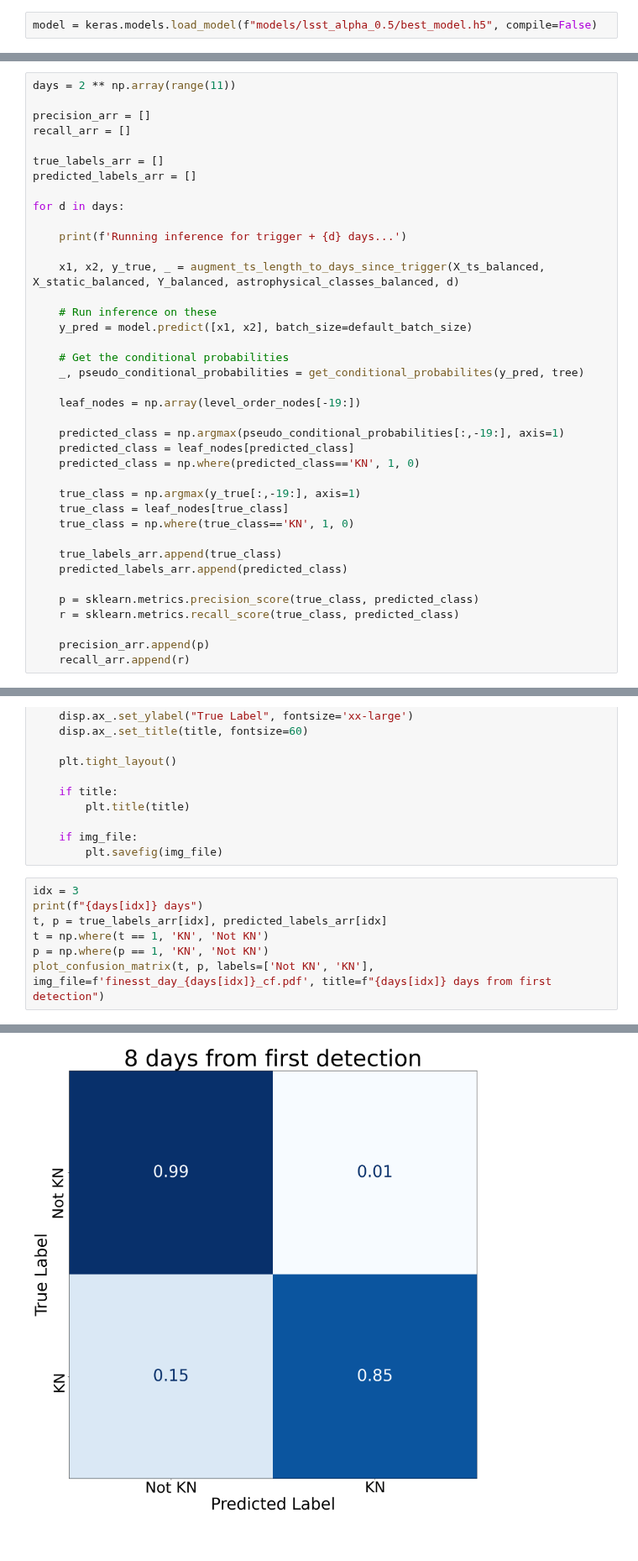
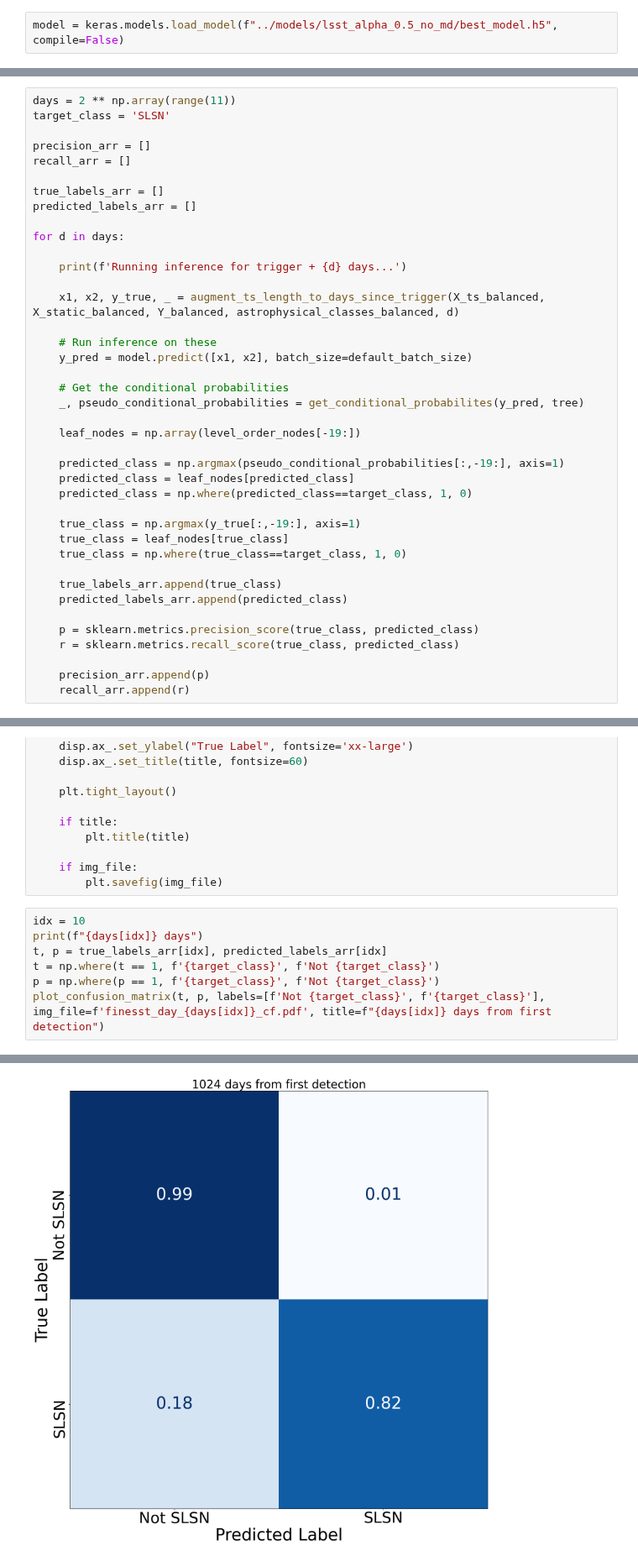
Before and after one commit to uiucsn/Astro-ORACLE, a Jupyter notebook: notebooks/Finesst_plots.ipynb, the cells around one changed output, grey strips where cells are left out. Shown at 84% size. Drawn from its saved outputs; the diff is of its cells as text.

```diff
--- a/notebooks/Finesst_plots.ipynb
+++ b/notebooks/Finesst_plots.ipynb
@@ -81,12 +79,13 @@ cm = plt.get_cmap('gist_rainbow')
 NUM_COLORS = 20
 color_arr=[cm(1.*i/NUM_COLORS) for i in range(NUM_COLORS)]
 # %%
-model = keras.models.load_model(f"models/lsst_alpha_0.5/best_model.h5", compile=False)
+model = keras.models.load_model(f"../models/lsst_alpha_0.5_no_md/best_model.h5", compile=False)
 # %%
 tree = get_taxonomy_tree()
 level_order_nodes = list(nx.bfs_tree(tree, source=source_node_label).nodes())
 # %%
 days = 2 ** np.array(range(11))
+target_class = 'SLSN'
 
 precision_arr = []
 recall_arr = []
@@ -110,11 +109,11 @@ for d in days:
 
     predicted_class = np.argmax(pseudo_conditional_probabilities[:,-19:], axis=1)
     predicted_class = leaf_nodes[predicted_class]
-    predicted_class = np.where(predicted_class=='KN', 1, 0)
+    predicted_class = np.where(predicted_class==target_class, 1, 0)
 
     true_class = np.argmax(y_true[:,-19:], axis=1)
     true_class = leaf_nodes[true_class]
-    true_class = np.where(true_class=='KN', 1, 0)
+    true_class = np.where(true_class==target_class, 1, 0)
 
     true_labels_arr.append(true_class)
     predicted_labels_arr.append(predicted_class)
@@ -203,10 +202,10 @@ def plot_confusion_matrix(y_true, y_pred, labels, title=None, img_file=None):
     if img_file:
         plt.savefig(img_file)
 # %%
-idx = 3
+idx = 10
 print(f"{days[idx]} days")
 t, p = true_labels_arr[idx], predicted_labels_arr[idx]
-t = np.where(t == 1, 'KN', 'Not KN')
-p = np.where(p == 1, 'KN', 'Not KN')
-plot_confusion_matrix(t, p, labels=['Not KN', 'KN'], img_file=f'finesst_day_{days[idx]}_cf.pdf', title=f"{days[idx]} days from first detection")
+t = np.where(t == 1, f'{target_class}', f'Not {target_class}')
+p = np.where(p == 1, f'{target_class}', f'Not {target_class}')
+plot_confusion_matrix(t, p, labels=[f'Not {target_class}', f'{target_class}'], img_file=f'finesst_day_{days[idx]}_cf.pdf', title=f"{days[idx]} days from first detection")
 # %% [output]
@@ -214,3 +213,3 @@ plot_confusion_matrix(t, p, labels=['Not KN', 'KN'], img_file=f'finesst_day_{day
-[figure, old version]
+[figure, new version]
 # %%
 precision_arr[idx], recall_arr[idx]
```
Also changed, not shown: parts of 6 cells of this notebook.
